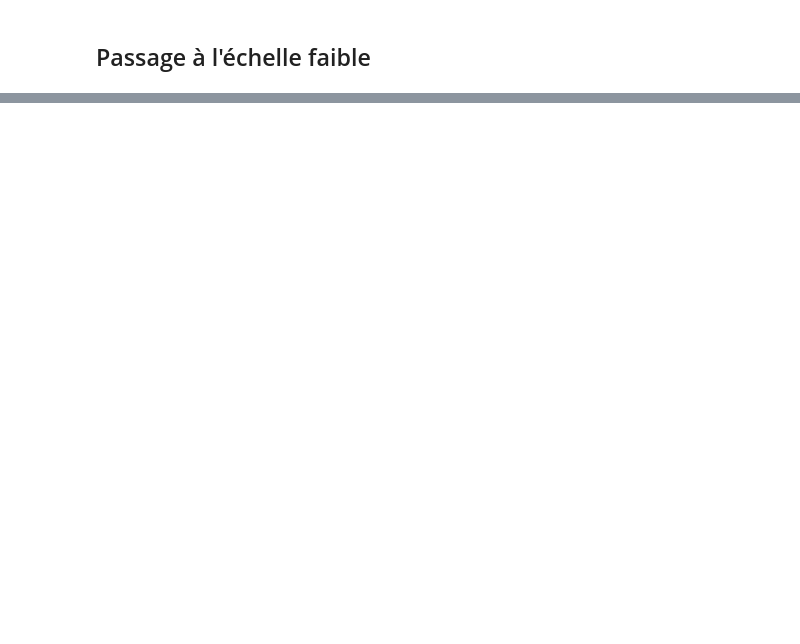
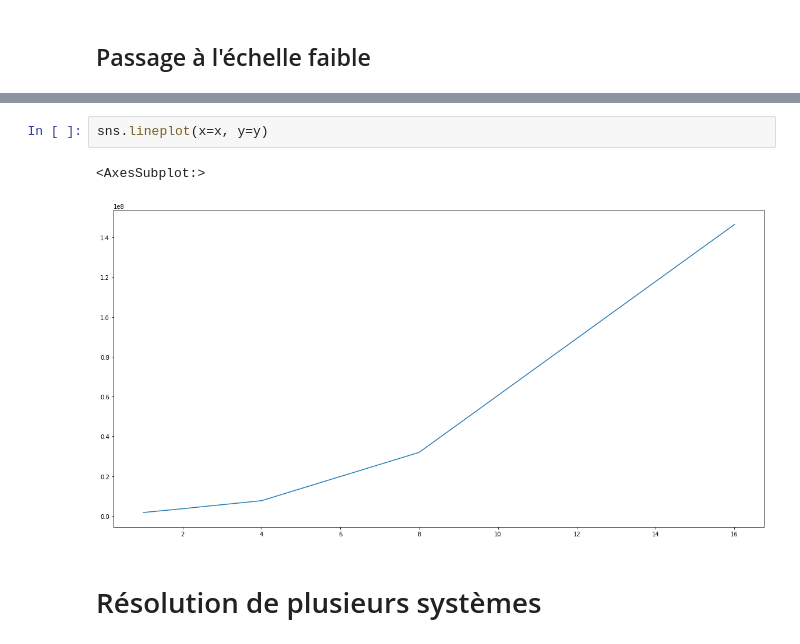
Before and after one commit to teobouvard/study, a Jupyter notebook: 5-INSA/hpc/td_openmp/benchmarks.ipynb, the cells around one changed output, grey strips where cells are left out. Drawn from its saved outputs; the diff is of its cells as text; blank space fills up the shorter version.

```diff
--- a/5-INSA/hpc/td_openmp/benchmarks.ipynb
+++ b/5-INSA/hpc/td_openmp/benchmarks.ipynb
@@ -42,0 +54,7 @@ sns.relplot(data=df, x="n_threads", y="time", hue="matrix_size", col="n_steps",
+# %%
+sns.lineplot(x=x, y=y)
+# %% [output]
+<AxesSubplot:>
+[figure, added]
+# %% [markdown]
+# Résolution de plusieurs systèmes
```
Also changed, not shown: parts of 11 cells of this notebook.
